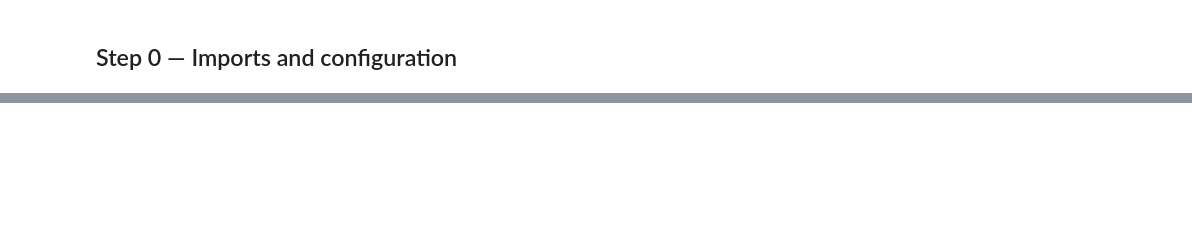
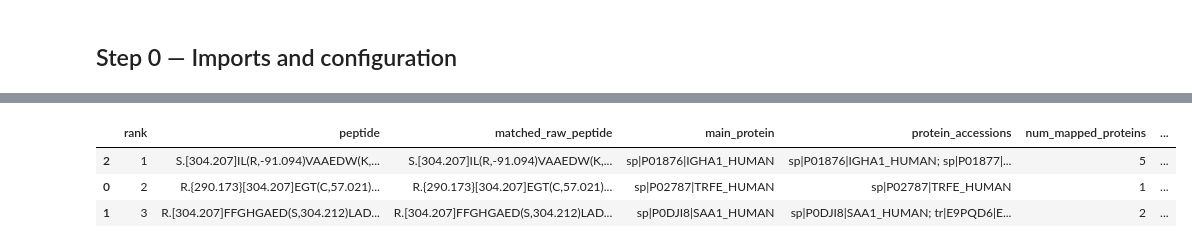
Before and after one commit to melvyn9/cse291b-covid19, a Jupyter notebook: protein_identification_assessment.ipynb, the cells around one changed output, grey strips where cells are left out. Saved outputs shown, nothing was run; the diff lists cells and outputs as text; code cells hidden in the pictures; blank space fills up the shorter version.

```diff
--- a/protein_identification_assessment.ipynb
+++ b/protein_identification_assessment.ipynb
@@ -502,0 +197,54 @@ The peptide-protein identification table and the supporting-peptides-per-protein
+# %%
+def split_proteins(value):
+    """
+    Split protein accession strings that commonly use semicolon or comma separators.
+    Do not split on pipe characters because UniProt accessions often look like sp|P02787|TRFE_HUMAN.
+    """
+    if pd.isna(value):
+        return []
+    s = str(value).strip()
+    if not s or s.lower() in {"nan", "none"}:
+        return []
+
+    parts = re.split(r"[;,]", s)
+
+    # Fallback for whitespace-separated protein IDs, but avoid splitting UniProt pipe-formatted IDs.
+    if len(parts) == 1 and re.search(r"\s", s) and not re.search(r"\|", s):
+        parts = re.split(r"\s+", s)
+
+    cleaned = []
+    for p in parts:
+        p = p.strip()
+        if p:
+            cleaned.append(p)
+    return list(dict.fromkeys(cleaned))
+
+matched["mapped_proteins"] = matched[PROTEIN_ACCESSION_COL].apply(split_proteins)
+matched["num_mapped_proteins"] = matched["mapped_proteins"].apply(len)
+matched["unique_mapping"] = matched["num_mapped_proteins"].eq(1)
+matched["main_protein"] = matched["mapped_proteins"].apply(lambda xs: xs[0] if xs else np.nan)
+
+# One row per requested top peptide.
+peptide_protein_table = matched.drop_duplicates(subset=["peptide_key"]).copy()
+
+peptide_protein_table = peptide_protein_table.rename(columns={
+    RAW_PEPTIDE_COL: "matched_raw_peptide",
+    PROTEIN_ACCESSION_COL: "protein_accessions",
+})
+
+if PROTEIN_NAME_COL is not None and PROTEIN_NAME_COL in peptide_protein_table.columns:
+    peptide_protein_table = peptide_protein_table.rename(columns={PROTEIN_NAME_COL: "protein_name_or_description"})
+
+display_cols = [
+    "rank", "peptide", "matched_raw_peptide", "main_protein", "protein_accessions",
+    "num_mapped_proteins", "unique_mapping"
+]
+if "protein_name_or_description" in peptide_protein_table.columns:
+    display_cols.append("protein_name_or_description")
+
+display(peptide_protein_table[display_cols])
+# %% [output]
+|  | rank | peptide | matched_raw_peptide | main_protein | protein_accessions | num_mapped_proteins | ... |
+| 2 | 1 | S.[304.207]IL(R,-91.094)VAAEDW(K,... | S.[304.207]IL(R,-91.094)VAAEDW(K,... | sp|P01876|IGHA1_HUMAN | sp|P01876|IGHA1_HUMAN; sp|P01877|... | 5 | ... |
+| 0 | 2 | R.{290.173}[304.207]EGT(C,57.021)... | R.{290.173}[304.207]EGT(C,57.021)... | sp|P02787|TRFE_HUMAN | sp|P02787|TRFE_HUMAN | 1 | ... |
+| 1 | 3 | R.[304.207]FFGHGAED(S,304.212)LAD... | R.[304.207]FFGHGAED(S,304.212)LAD... | sp|P0DJI8|SAA1_HUMAN | sp|P0DJI8|SAA1_HUMAN; tr|E9PQD6|E... | 2 | ... |
```
Also changed, not shown: parts of 45 cells of this notebook, 5 other files.
